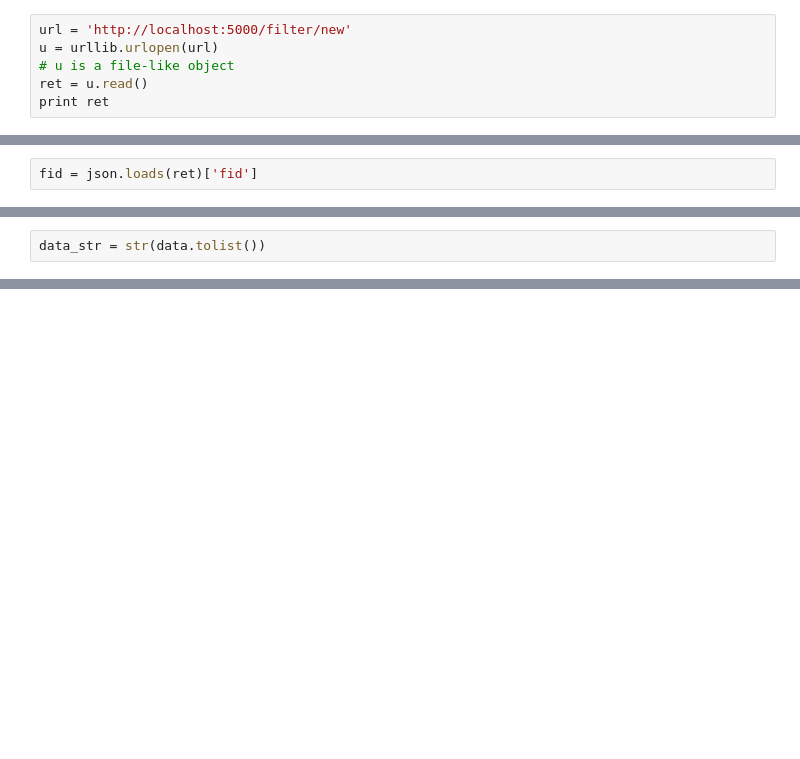
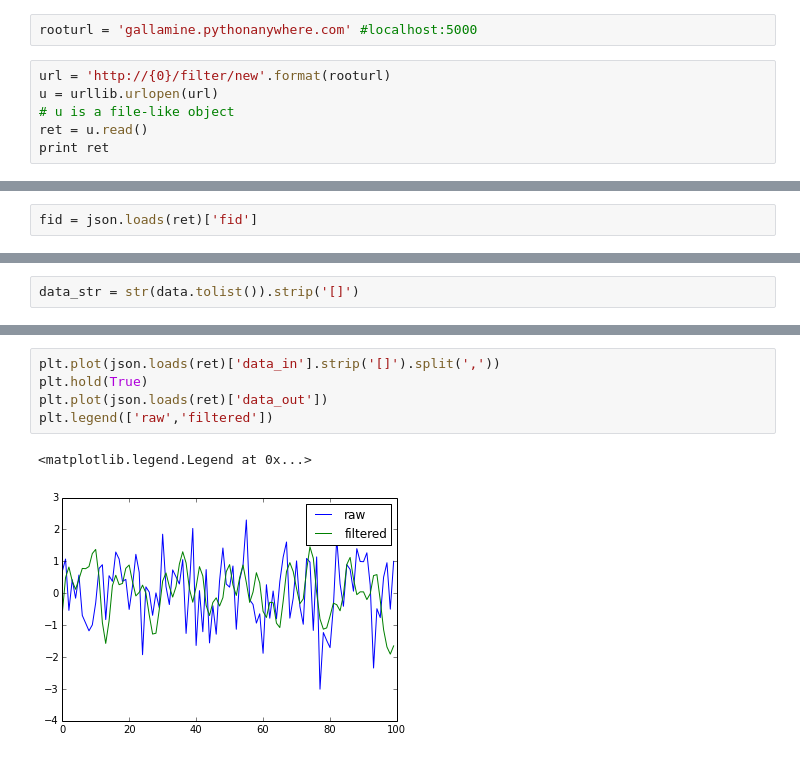
Before and after one commit to gallamine/filtering_site, a Jupyter notebook: Test Filter API.ipynb, the cells around one changed output, grey strips where cells are left out. Saved outputs shown, nothing was run; the diff lists cells and outputs as text; blank space fills up the shorter version.

```diff
--- a/Test Filter API.ipynb
+++ b/Test Filter API.ipynb
@@ -4,8 +4,10 @@ import matplotlib.pyplot as plt
 %matplotlib inline
 import urllib
 import json
+# %%
+rooturl = 'gallamine.pythonanywhere.com' #localhost:5000
 # %%
-url = 'http://localhost:5000/filter/new'
+url = 'http://{0}/filter/new'.format(rooturl)
 u = urllib.urlopen(url)
 # u is a file-like object
 ret = u.read()
@@ -25,2 +29,2 @@ plt.plot(data)
 # %%
-data_str = str(data.tolist())
+data_str = str(data.tolist()).strip('[]')
@@ -26,0 +36,8 @@ data_str = str(data.tolist())
+# %%
+plt.plot(json.loads(ret)['data_in'].strip('[]').split(','))
+plt.hold(True)
+plt.plot(json.loads(ret)['data_out'])
+plt.legend(['raw','filtered'])
+# %% [output]
+<matplotlib.legend.Legend at 0x...>
+[figure, added]
```
Also changed, not shown: parts of 21 cells of this notebook, 2 other files.
